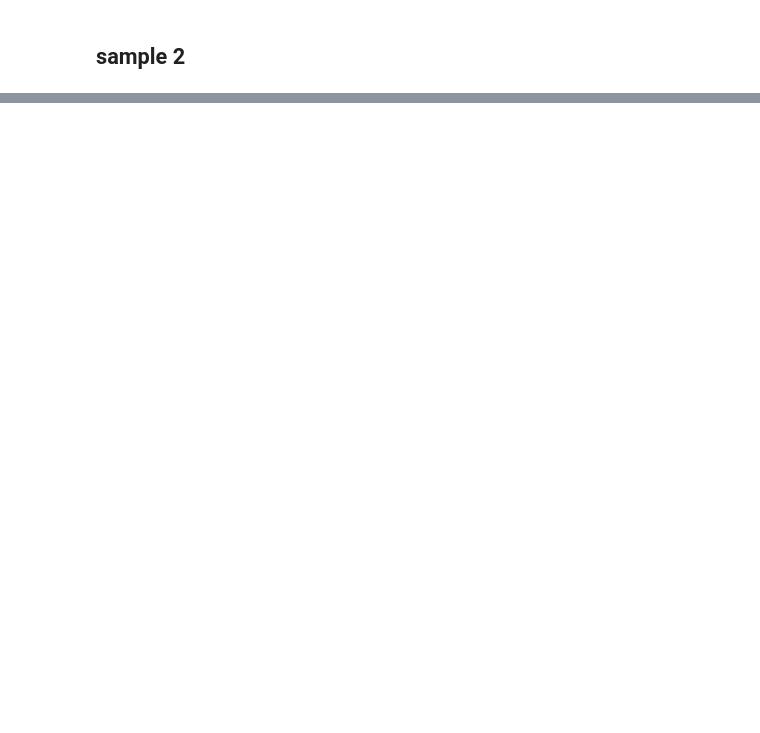
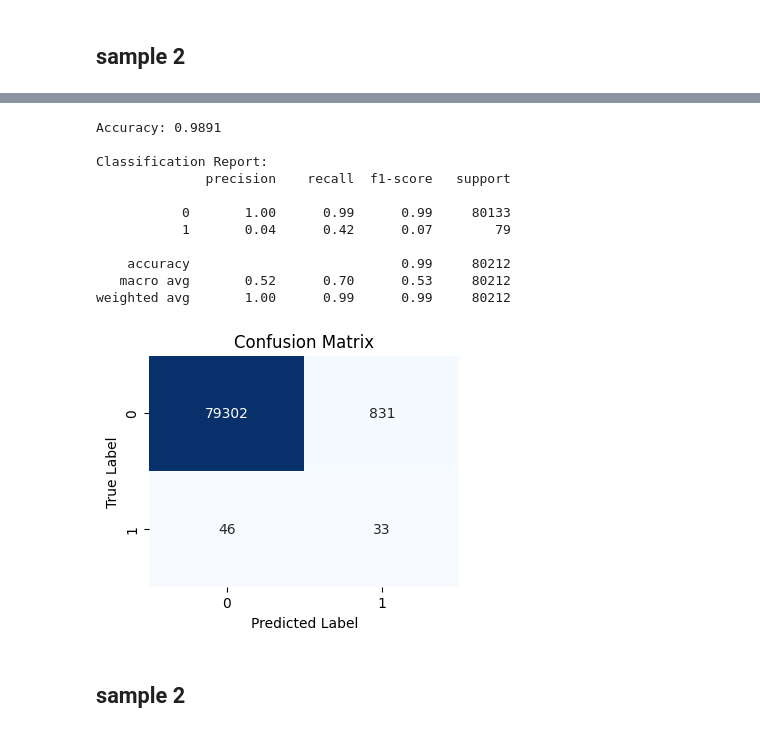
Before and after one commit to karl-1-bit/ULTIMATE4, a Jupyter notebook: Skin_cancer_preprocessing.ipynb, the cells around one changed output, grey strips where cells are left out. Cells and saved outputs as stored; diff of their text form; code cells hidden in the pictures; blank space fills up the shorter version.

```diff
--- a/Skin_cancer_preprocessing.ipynb
+++ b/Skin_cancer_preprocessing.ipynb
@@ -941,0 +757,54 @@ print(better_cat)
+# %%
+from sklearn.utils import resample
+from sklearn.model_selection import train_test_split
+
+X = data_balanced.drop('target', axis=1)
+y = data_balanced['target']
+X_train, X_test, y_train, y_test = train_test_split(X, y, test_size=0.2, random_state=42, stratify=y)
+
+X_train_major = X_train[y_train == 0]
+X_train_minor = X_train[y_train == 1]
+y_train_major = y_train[y_train == 0]
+y_train_minor = y_train[y_train == 1]
+
+X_train_minor_oversampled, y_train_minor_oversampled = resample(X_train_minor,y_train_minor,replace=True,n_samples=10000,random_state=42)
+
+train_undersampled = pd.concat([X_train_major,y_train_major],axis=1).sample(n=10000, random_state=42)
+X_train_major_undersampled = train_undersampled.drop('target', axis=1)
+y_train_major_undersampled = train_undersampled['target']
+
+
+X_train_resampled = pd.concat([X_train_minor_oversampled, X_train_major_undersampled])
+y_train_resampled = pd.concat([y_train_minor_oversampled, y_train_major_undersampled])
+# %%
+model_pipeline.fit(X_train_resampled, y_train_resampled)
+y_pred = model_pipeline.predict(X_test)
+
+accuracy = accuracy_score(y_test, y_pred)
+conf_matrix = confusion_matrix(y_test, y_pred)
+class_report = classification_report(y_test, y_pred)
+
+print(f"Accuracy: {accuracy:.4f}")
+print("\nClassification Report:")
+print(class_report)
+plt.figure(figsize=(4, 3))
+sns.heatmap(conf_matrix, annot=True, fmt='d', cmap='Blues', cbar=False)
+plt.xlabel('Predicted Label')
+plt.ylabel('True Label')
+plt.title('Confusion Matrix')
+plt.show()
+# %% [output]
+Accuracy: 0.9891
+
+Classification Report:
+              precision    recall  f1-score   support
+
+           0       1.00      0.99      0.99     80133
+           1       0.04      0.42      0.07        79
+
+    accuracy                           0.99     80212
+   macro avg       0.52      0.70      0.53     80212
+weighted avg       1.00      0.99      0.99     80212
+[figure, added]
+# %% [markdown]
+## sample 2
```
Also changed, not shown: parts of 50 cells of this notebook.
